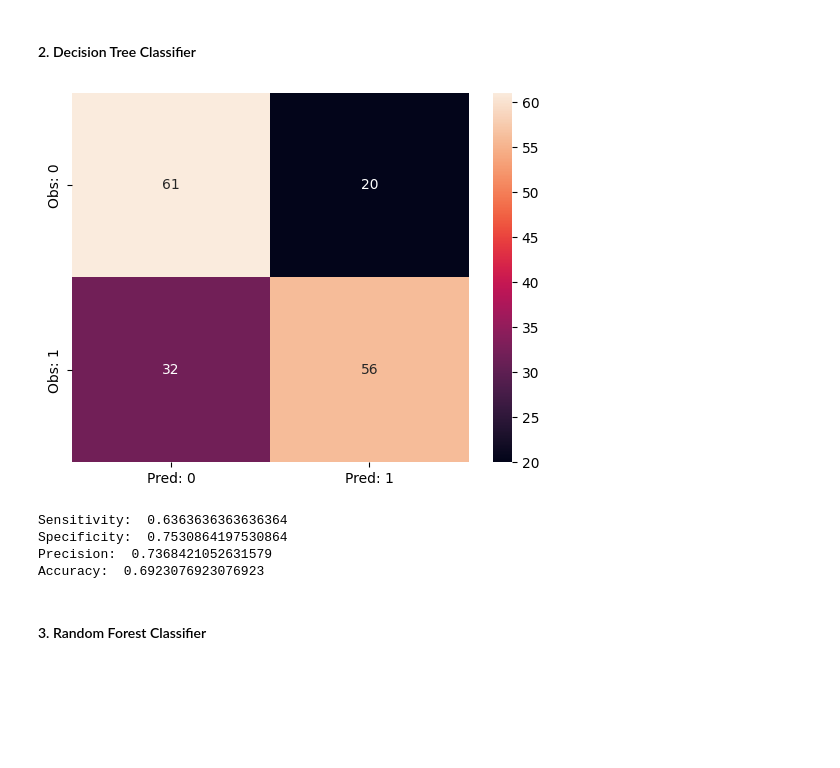
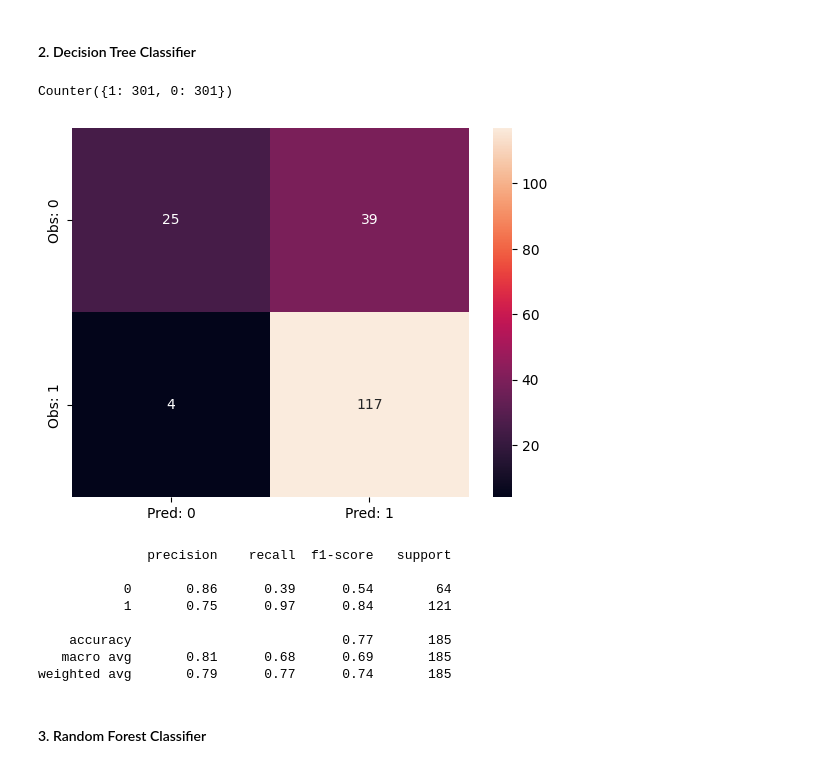
Before and after one commit to Dhruv-Chandra/Loan-Prediction, a Jupyter notebook: Loan_Prediction.ipynb, the cells around one changed output. Cells and saved outputs as stored; diff of their text form; code cells hidden in the pictures; blank space fills up the shorter version.

```diff
--- a/Loan_Prediction.ipynb
+++ b/Loan_Prediction.ipynb
@@ -810,0 +741,3 @@ combined_en.sample(5)
+# %%
+combined_en = pd.concat([x, y], axis=1) #type: ignore
+combined_en.head()
@@ -813,2 +779,42 @@ combined_en.sample(5)
+# %%
+def create_cm(model, tup):
+    x, xv, y, yv = tup[0], tup[1], tup[2], tup[3]
+
+    model.fit(x, y)
+    yp = model.predict(xv)
+
+    cm = confusion_matrix(yv, yp)
+    cm_df = pd.DataFrame(cm, columns=['Pred: 0', 'Pred: 1'], index = ['Obs: 0', 'Obs: 1'])
+
+    sns.heatmap(cm_df, annot=True, fmt='d')
+    plt.show()
+
+    print(classification_report(yv, yp))
+# %%
+# General Random Search Model that could be used by all Classification Models.
+
+# General Grid Search Model that could be used by all Classification Models.
+
+def rand_search(model, params, df = combined_en, cm = 'yes', subm = 'yes'):
+    x, x_test, y, y_test = split_data(df)
+    x_train, x_val, y_train, y_val = train_test_split(x, y, test_size=0.3, random_state=123)
+
+    x_train, y_train = smote(x_train, y_train)
+    print(Counter(y_train))
+
+    x_train = sc.fit_transform(x_train)
+    x_val = sc.transform(x_val)
+
+    grid_mod = RandomizedSearchCV(model, param_distributions=params, scoring = ['accuracy'], cv = 10, n_jobs=10, refit='accuracy')
+    grid_mod.fit(x_train, y_train)
+
+    if subm == 'yes':
+        y_pred = grid_mod.predict(x_test)
+        sub(str(model)[:4], y_pred)
+
+    if cm == 'yes':
+        create_cm(grid_mod.best_estimator_, (x_train, x_val, y_train, y_val))
+
+    return grid_mod.best_estimator_, grid_mod.best_score_
 # %% [markdown]
 #### 1. Logistic Regression
@@ -879,13 +854,18 @@ params_dt = {
     'max_features': ['sqrt', 'log2'],
 }
 # %%
-mod_dt_o, acc_dt_o = rand_search(model = DecisionTreeClassifier(), params = params_dt, df = combined_en, cm = 'yes', samp = 'o')
+mod_dt_o, acc_dt_o = rand_search(model = DecisionTreeClassifier(), params = params_dt, df = combined_en, cm = 'yes')
 # %% [output]
+Counter({1: 301, 0: 301})
-[figure, old version]
+[figure, new version]
-Sensitivity:  0.6363636363636364
-Specificity:  0.7530864197530864
-Precision:  0.7368421052631579
-Accuracy:  0.6923076923076923
+              precision    recall  f1-score   support
+
+           0       0.86      0.39      0.54        64
+           1       0.75      0.97      0.84       121
+
+    accuracy                           0.77       185
+   macro avg       0.81      0.68      0.69       185
+weighted avg       0.79      0.77      0.74       185
 # %% [markdown]
 #### 3. Random Forest Classifier
 # %%
```
Also changed, not shown: parts of 54 cells of this notebook, 3 other files.
